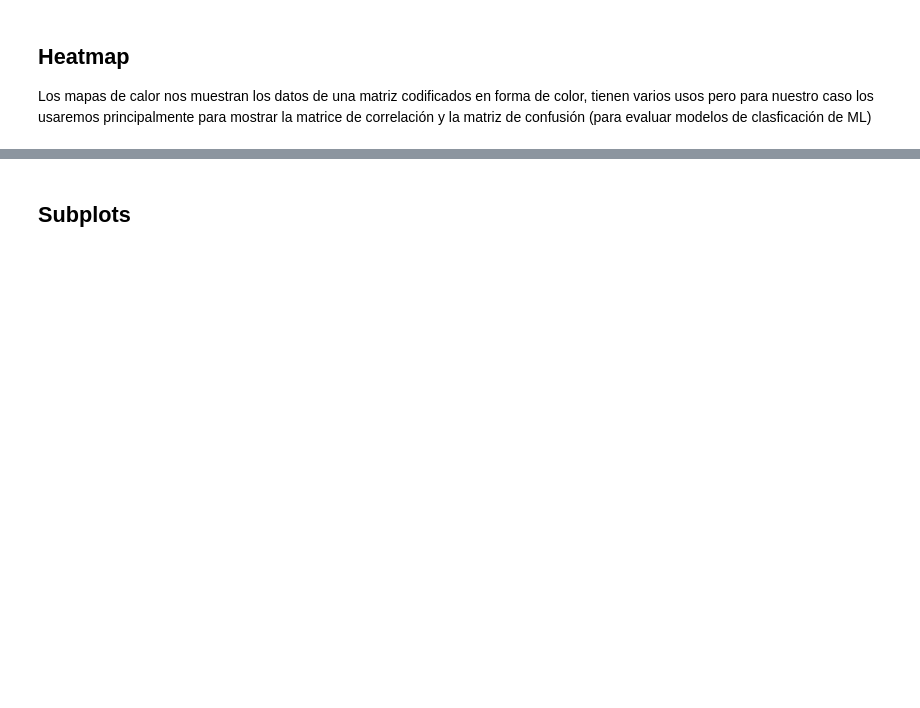
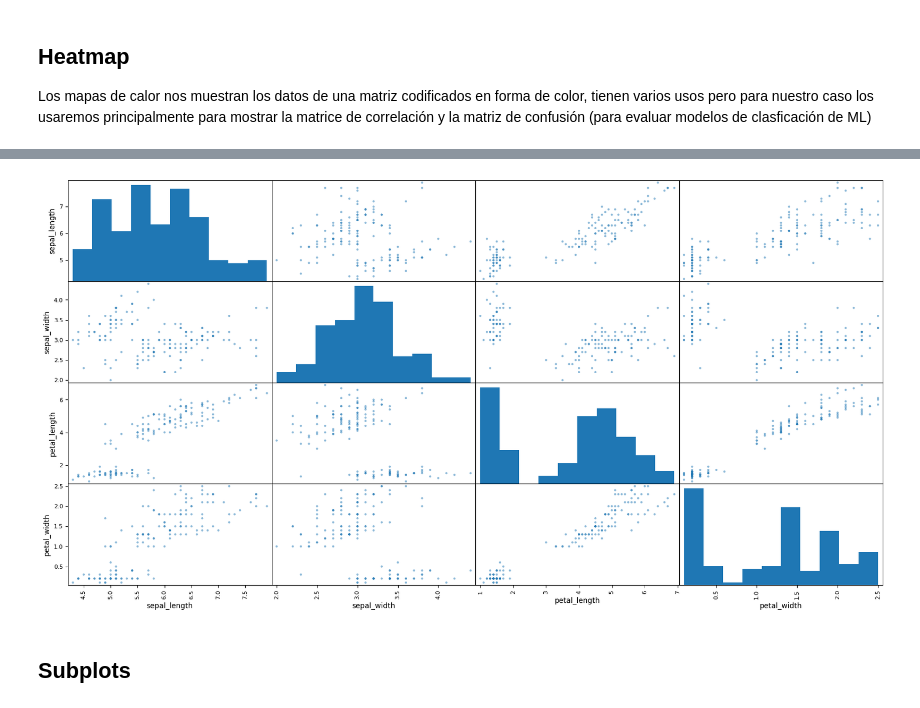
Before and after one commit to paulaanb/Apuntes-de-Clase, a Jupyter notebook: Apuntes Clase/Week_4/Day_1/4.1.1 - Matplotlib & Seaborn.ipynb, the cells around one changed output, grey strips where cells are left out. Drawn from its saved outputs; the diff is of its cells as text; code cells hidden in the pictures; blank space fills up the shorter version.

```diff
--- a/Apuntes Clase/Week_4/Day_1/4.1.1 - Matplotlib & Seaborn.ipynb
+++ b/Apuntes Clase/Week_4/Day_1/4.1.1 - Matplotlib & Seaborn.ipynb
@@ -416,3 +426,7 @@ print_heatmap_corr(df, cmap='rocket', title='Titanic Corr')
+# %%
+pd.plotting.scatter_matrix(df);
+# %% [output]
+[figure, added]
 # %% [markdown]
 ## Subplots
 # %% [markdown]
```
Also changed, not shown: parts of 4 cells of this notebook, 5 other files.
